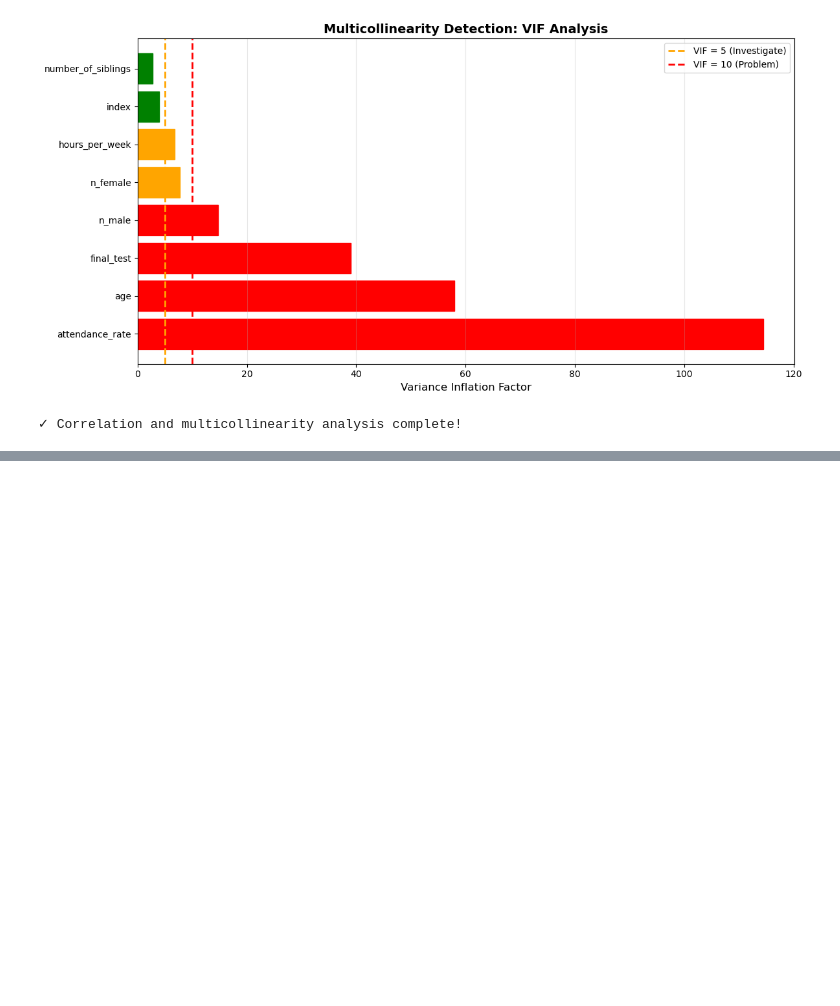
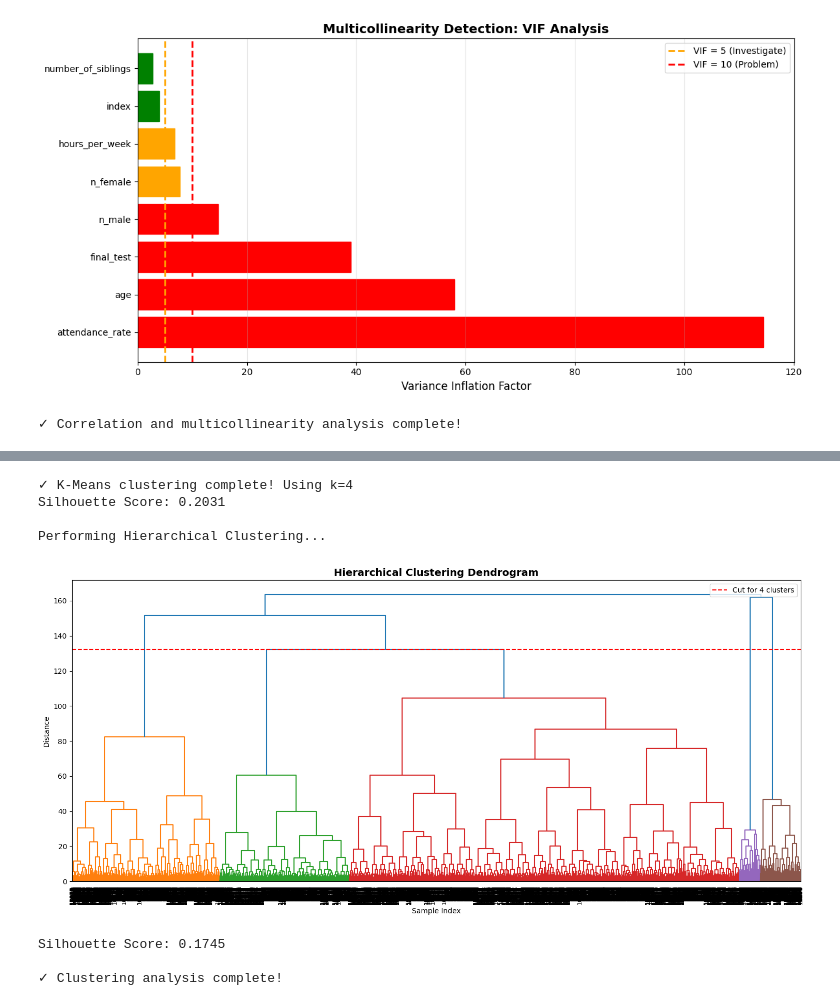
Before and after one commit to dingaroo/aiap_foundation_self_practice, a Jupyter notebook: eda2.ipynb, the cells around one changed output, grey strips where cells are left out. Cells and saved outputs as stored; diff of their text form; code cells hidden in the pictures; blank space fills up the shorter version.

```diff
--- a/eda2.ipynb
+++ b/eda2.ipynb
@@ -501,0 +610,57 @@ ValueError: 'c' argument has 15900 elements, which is inconsistent with 'x' and
+# %%
+# Apply K-Means with optimal k
+optimal_k = cluster_results['optimal_k']
+kmeans = KMeans(n_clusters=optimal_k, random_state=42, n_init=10)
+
+# Get the indices of the cleaned data (rows without NaN)
+numeric_cols = df.select_dtypes(include=[np.number]).columns
+data_clean = df[numeric_cols].dropna()
+
+# Fit and predict on scaled data
+cluster_labels = kmeans.fit_predict(scaled_data)
+
+# Initialize the column with NaN for all rows
+df['KMeans_Cluster'] = np.nan
+# Assign cluster labels only to the rows that were used in clustering
+df.loc[data_clean.index, 'KMeans_Cluster'] = cluster_labels
+
+print(f"\n✓ K-Means clustering complete! Using k={optimal_k}")
+print(f"Silhouette Score: {silhouette_score(scaled_data, cluster_labels):.4f}")
+
+# Hierarchical Clustering
+print("\nPerforming Hierarchical Clustering...")
+linkage_matrix = linkage(scaled_data, method='ward')
+
+# Create dendrogram
+fig, ax = plt.subplots(figsize=(15, 7))
+dendrogram(linkage_matrix, ax=ax, leaf_font_size=8)
+ax.set_title('Hierarchical Clustering Dendrogram', fontsize=14, fontweight='bold')
+ax.set_xlabel('Sample Index')
+ax.set_ylabel('Distance')
+ax.axhline(y=np.sort(linkage_matrix[:, 2])[-optimal_k], color='r',
+           linestyle='--', label=f'Cut for {optimal_k} clusters')
+ax.legend()
+plt.tight_layout()
+plt.savefig('./images/dendrogram.png', dpi=300, bbox_inches='tight')
+plt.show()
+
+# Apply hierarchical clustering
+hierarchical = AgglomerativeClustering(n_clusters=optimal_k, linkage='ward')
+hierarchical_labels = hierarchical.fit_predict(scaled_data)
+
+# Initialize the column with NaN for all rows
+df['Hierarchical_Cluster'] = np.nan
+# Assign cluster labels only to the rows that were used in clustering
+df.loc[data_clean.index, 'Hierarchical_Cluster'] = hierarchical_labels
+
+print(f"Silhouette Score: {silhouette_score(scaled_data, hierarchical_labels):.4f}")
+print("\n✓ Clustering analysis complete!")
+# %% [output]
+✓ K-Means clustering complete! Using k=4
+Silhouette Score: 0.2031
+
+Performing Hierarchical Clustering...
+[figure, added]
+Silhouette Score: 0.1745
+
+✓ Clustering analysis complete!
```
Also changed, not shown: parts of 7 cells of this notebook, 7 other files.
